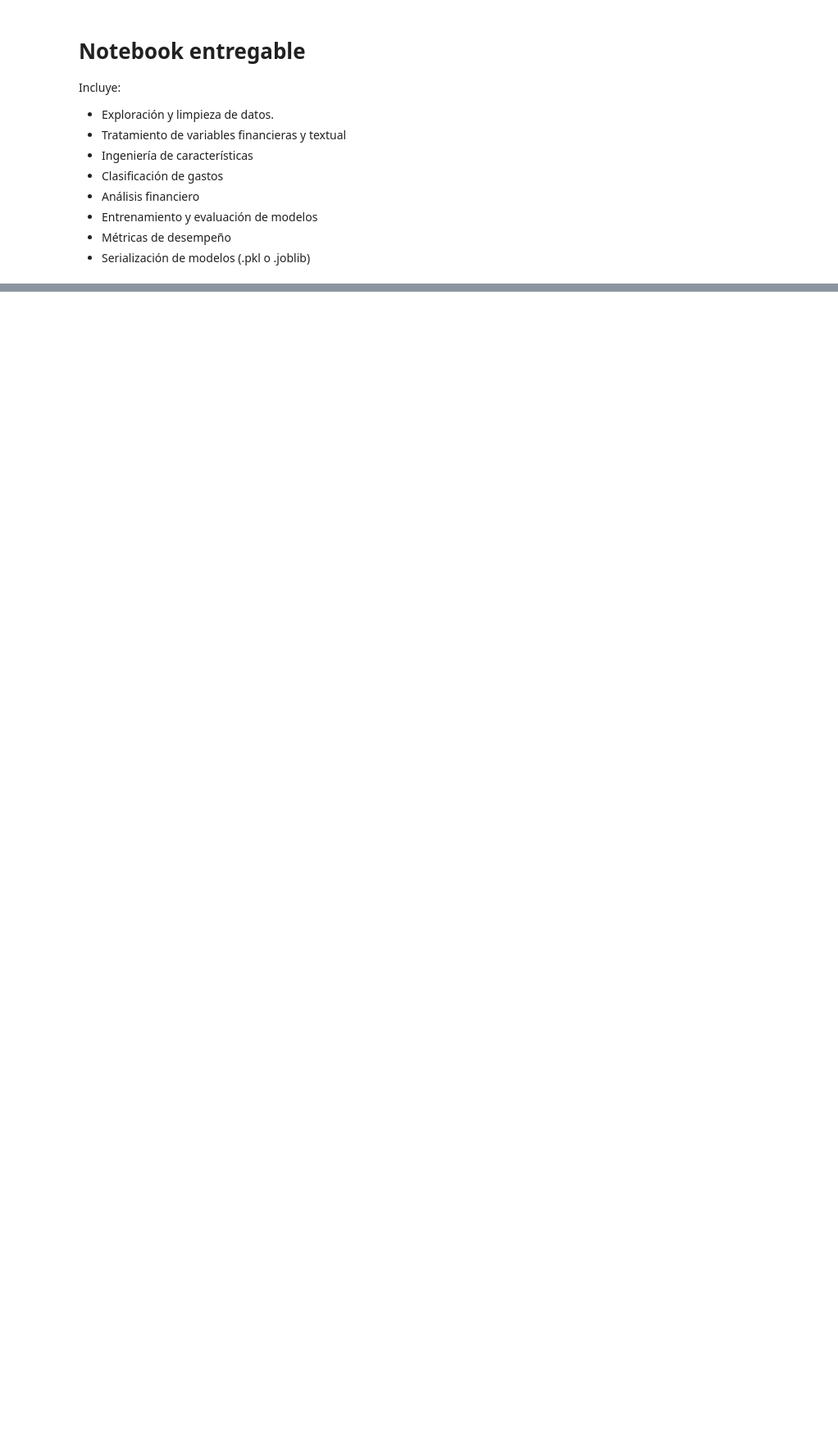
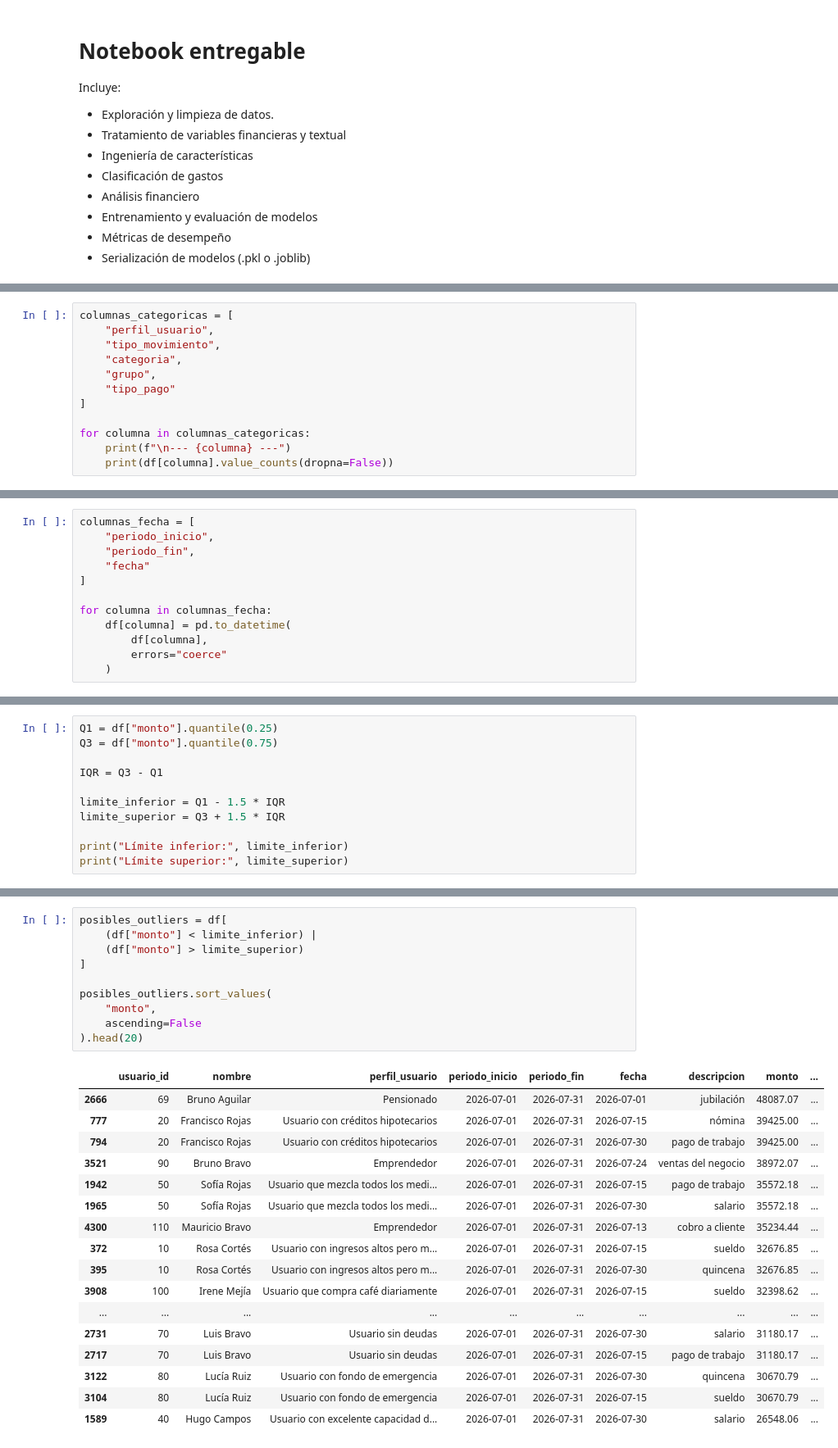
Before and after one commit to No-Country-simulation/Hackathon-G9-LATAM-Team-68, a Jupyter notebook: ciencia-de-datos/cuaderno_trabajo.ipynb, the cells around one changed output, grey strips where cells are left out. Shown at 82% size. Saved outputs shown, nothing was run; the diff lists cells and outputs as text; blank space fills up the shorter version.

```diff
--- a/ciencia-de-datos/cuaderno_trabajo.ipynb
+++ b/ciencia-de-datos/cuaderno_trabajo.ipynb
@@ -13,0 +329,12 @@ Incluye:
+# %%
+columnas_categoricas = [
+    "perfil_usuario",
+    "tipo_movimiento",
+    "categoria",
+    "grupo",
+    "tipo_pago"
+]
+
+for columna in columnas_categoricas:
+    print(f"\n--- {columna} ---")
+    print(df[columna].value_counts(dropna=False))
@@ -13,0 +380,12 @@ Incluye:
+# %%
+columnas_fecha = [
+    "periodo_inicio",
+    "periodo_fin",
+    "fecha"
+]
+
+for columna in columnas_fecha:
+    df[columna] = pd.to_datetime(
+        df[columna],
+        errors="coerce"
+    )
@@ -13,0 +439,11 @@ Incluye:
+# %%
+Q1 = df["monto"].quantile(0.25)
+Q3 = df["monto"].quantile(0.75)
+
+IQR = Q3 - Q1
+
+limite_inferior = Q1 - 1.5 * IQR
+limite_superior = Q3 + 1.5 * IQR
+
+print("Límite inferior:", limite_inferior)
+print("Límite superior:", limite_superior)
@@ -13,0 +453,28 @@ Incluye:
+# %%
+posibles_outliers = df[
+    (df["monto"] < limite_inferior) |
+    (df["monto"] > limite_superior)
+]
+
+posibles_outliers.sort_values(
+    "monto",
+    ascending=False
+).head(20)
+# %% [output]
+|  | usuario_id | nombre | perfil_usuario | periodo_inicio | periodo_fin | fecha | descripcion | monto | ... |
+| 2666 | 69 | Bruno Aguilar | Pensionado | 2026-07-01 | 2026-07-31 | 2026-07-01 | jubilación | 48087.07 | ... |
+| 777 | 20 | Francisco Rojas | Usuario con créditos hipotecarios | 2026-07-01 | 2026-07-31 | 2026-07-15 | nómina | 39425.00 | ... |
+| 794 | 20 | Francisco Rojas | Usuario con créditos hipotecarios | 2026-07-01 | 2026-07-31 | 2026-07-30 | pago de trabajo | 39425.00 | ... |
+| 3521 | 90 | Bruno Bravo | Emprendedor | 2026-07-01 | 2026-07-31 | 2026-07-24 | ventas del negocio | 38972.07 | ... |
+| 1942 | 50 | Sofía Rojas | Usuario que mezcla todos los medi... | 2026-07-01 | 2026-07-31 | 2026-07-15 | pago de trabajo | 35572.18 | ... |
+| 1965 | 50 | Sofía Rojas | Usuario que mezcla todos los medi... | 2026-07-01 | 2026-07-31 | 2026-07-30 | salario | 35572.18 | ... |
+| 4300 | 110 | Mauricio Bravo | Emprendedor | 2026-07-01 | 2026-07-31 | 2026-07-13 | cobro a cliente | 35234.44 | ... |
+| 372 | 10 | Rosa Cortés | Usuario con ingresos altos pero m... | 2026-07-01 | 2026-07-31 | 2026-07-15 | sueldo | 32676.85 | ... |
+| 395 | 10 | Rosa Cortés | Usuario con ingresos altos pero m... | 2026-07-01 | 2026-07-31 | 2026-07-30 | quincena | 32676.85 | ... |
+| 3908 | 100 | Irene Mejía | Usuario que compra café diariamente | 2026-07-01 | 2026-07-31 | 2026-07-15 | sueldo | 32398.62 | ... |
+| ... | ... | ... | ... | ... | ... | ... | ... | ... | ... |
+| 2731 | 70 | Luis Bravo | Usuario sin deudas | 2026-07-01 | 2026-07-31 | 2026-07-30 | salario | 31180.17 | ... |
+| 2717 | 70 | Luis Bravo | Usuario sin deudas | 2026-07-01 | 2026-07-31 | 2026-07-15 | pago de trabajo | 31180.17 | ... |
+| 3122 | 80 | Lucía Ruiz | Usuario con fondo de emergencia | 2026-07-01 | 2026-07-31 | 2026-07-30 | quincena | 30670.79 | ... |
+| 3104 | 80 | Lucía Ruiz | Usuario con fondo de emergencia | 2026-07-01 | 2026-07-31 | 2026-07-15 | sueldo | 30670.79 | ... |
+| 1589 | 40 | Hugo Campos | Usuario con excelente capacidad d... | 2026-07-01 | 2026-07-31 | 2026-07-30 | salario | 26548.06 | ... |
```
Also changed, not shown: parts of 71 cells of this notebook.
